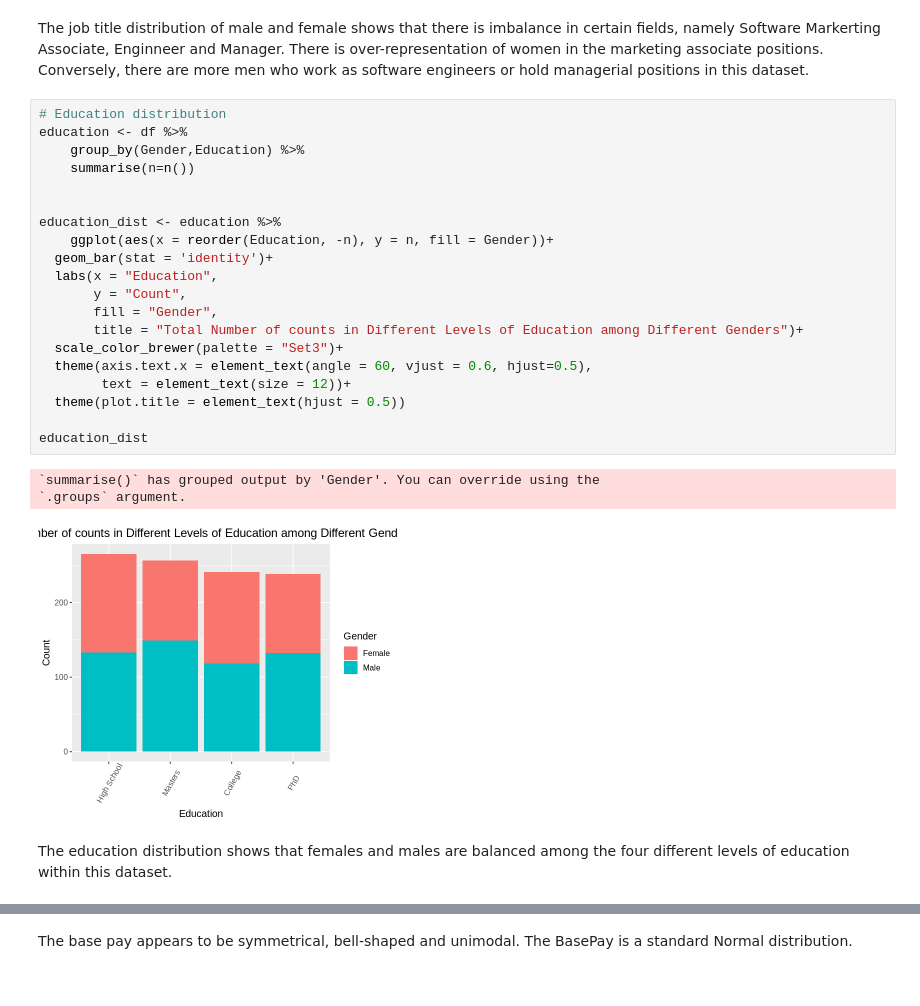
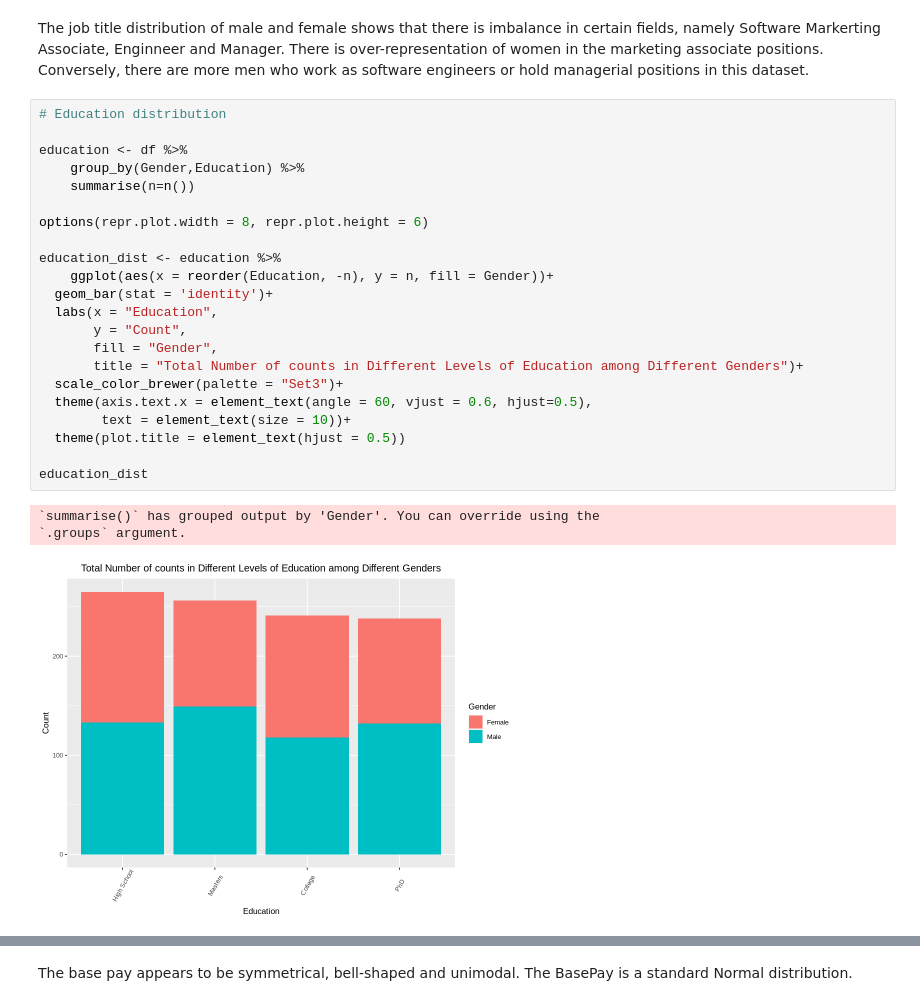
Before and after one commit to kristennli/stat201, a Jupyter notebook: Project Proposal.ipynb, the cells around one changed output, grey strips where cells are left out. Cells and saved outputs as stored; diff of their text form.

Commit message:
rearrange the education distribution

```diff
--- a/Project Proposal.ipynb
+++ b/Project Proposal.ipynb
@@ -206,27 +208,27 @@ A grouped_df: 20 × 3
 The job title distribution of male and female shows that there is imbalance in certain fields, namely Software Markerting Associate, Enginneer and Manager. There is over-representation of women in the marketing associate positions. Conversely, there are more men who work as software engineers or hold managerial positions in this dataset.
 # %%
 # Education distribution
+
 education <- df %>%
     group_by(Gender,Education) %>%
     summarise(n=n())
 
+options(repr.plot.width = 8, repr.plot.height = 6)
 
 education_dist <- education %>%
     ggplot(aes(x = reorder(Education, -n), y = n, fill = Gender))+
   geom_bar(stat = 'identity')+
   labs(x = "Education",
        y = "Count",
        fill = "Gender",
        title = "Total Number of counts in Different Levels of Education among Different Genders")+
   scale_color_brewer(palette = "Set3")+
   theme(axis.text.x = element_text(angle = 60, vjust = 0.6, hjust=0.5),
-        text = element_text(size = 12))+
+        text = element_text(size = 10))+
   theme(plot.title = element_text(hjust = 0.5))
 
 education_dist
 # %% [output]
 `summarise()` has grouped output by 'Gender'. You can override using the
 `.groups` argument.
-[figure, old version]
+[figure, new version]
-# %% [markdown]
-The education distribution shows that females and males are balanced among the four different levels of education within this dataset.
```
Also changed, not shown: parts of 7 cells of this notebook.
